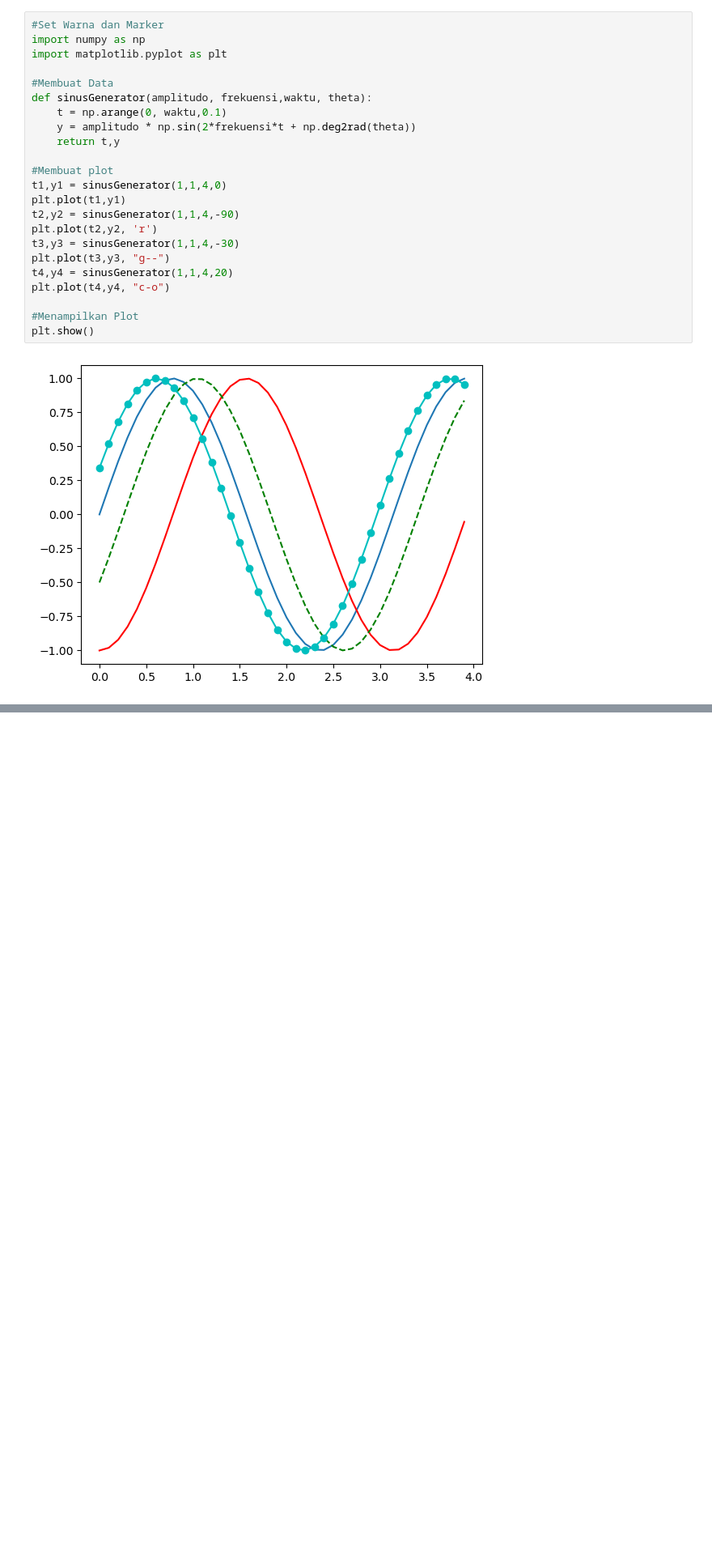
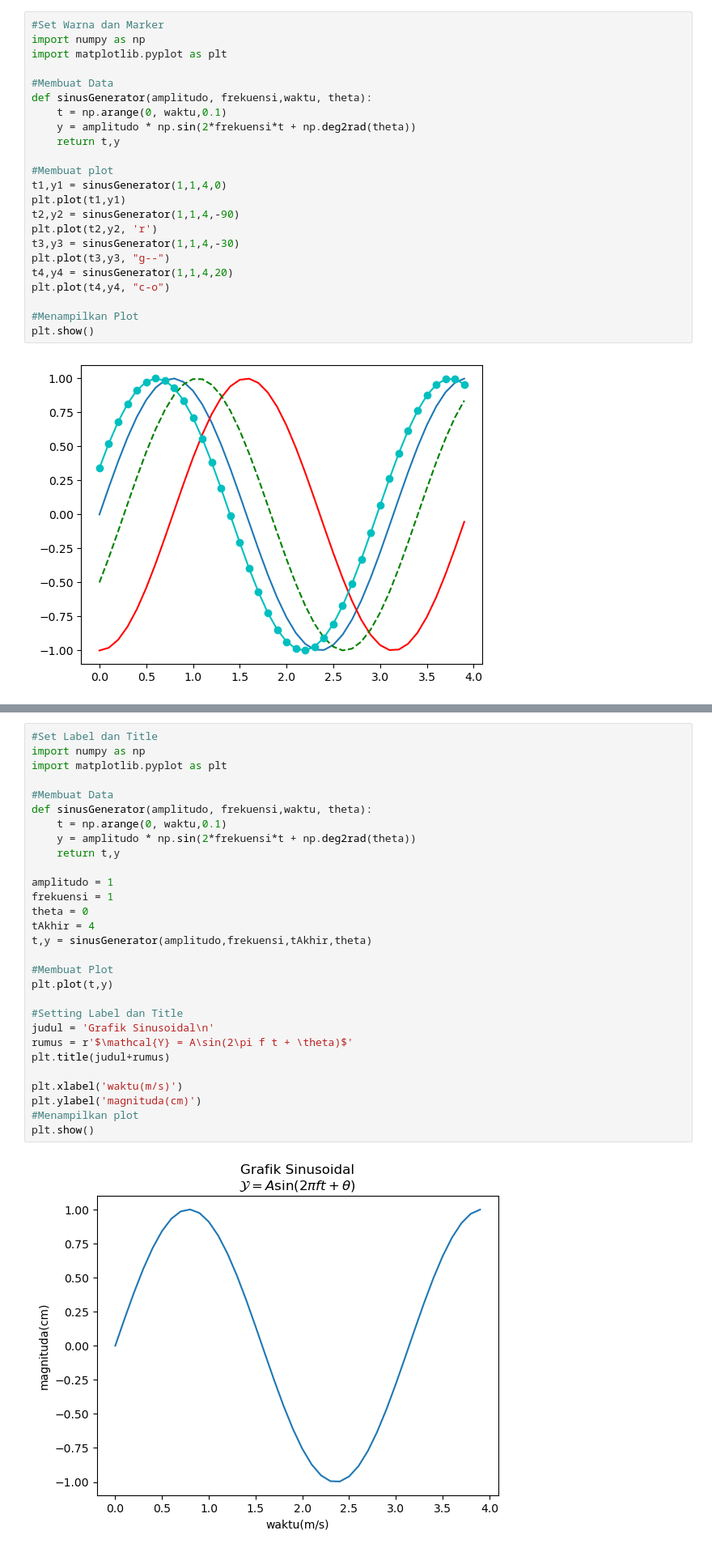
Before and after one commit to ezra1702/road-to-data-science, a Jupyter notebook: third-step.ipynb, the cells around one changed output, grey strips where cells are left out. Shown at 81% size. Drawn from its saved outputs; the diff is of its cells as text; blank space fills up the shorter version.

```diff
--- a/third-step.ipynb
+++ b/third-step.ipynb
@@ -66,0 +122,31 @@ plt.show()
+# %%
+#Set Label dan Title
+import numpy as np
+import matplotlib.pyplot as plt
+
+#Membuat Data
+def sinusGenerator(amplitudo, frekuensi,waktu, theta):
+    t = np.arange(0, waktu,0.1)
+    y = amplitudo * np.sin(2*frekuensi*t + np.deg2rad(theta))
+    return t,y
+
+amplitudo = 1
+frekuensi = 1
+theta = 0
+tAkhir = 4
+t,y = sinusGenerator(amplitudo,frekuensi,tAkhir,theta)
+
+#Membuat Plot
+plt.plot(t,y)
+
+#Setting Label dan Title
+judul = 'Grafik Sinusoidal\n'
+rumus = r'$\mathcal{Y} = A\sin(2\pi f t + \theta)$'
+plt.title(judul+rumus)
+
+plt.xlabel('waktu(m/s)')
+plt.ylabel('magnituda(cm)')
+#Menampilkan plot
+plt.show()
+# %% [output]
+[figure, added]
```
Also changed, not shown: parts of 8 cells of this notebook, 1 other file.
